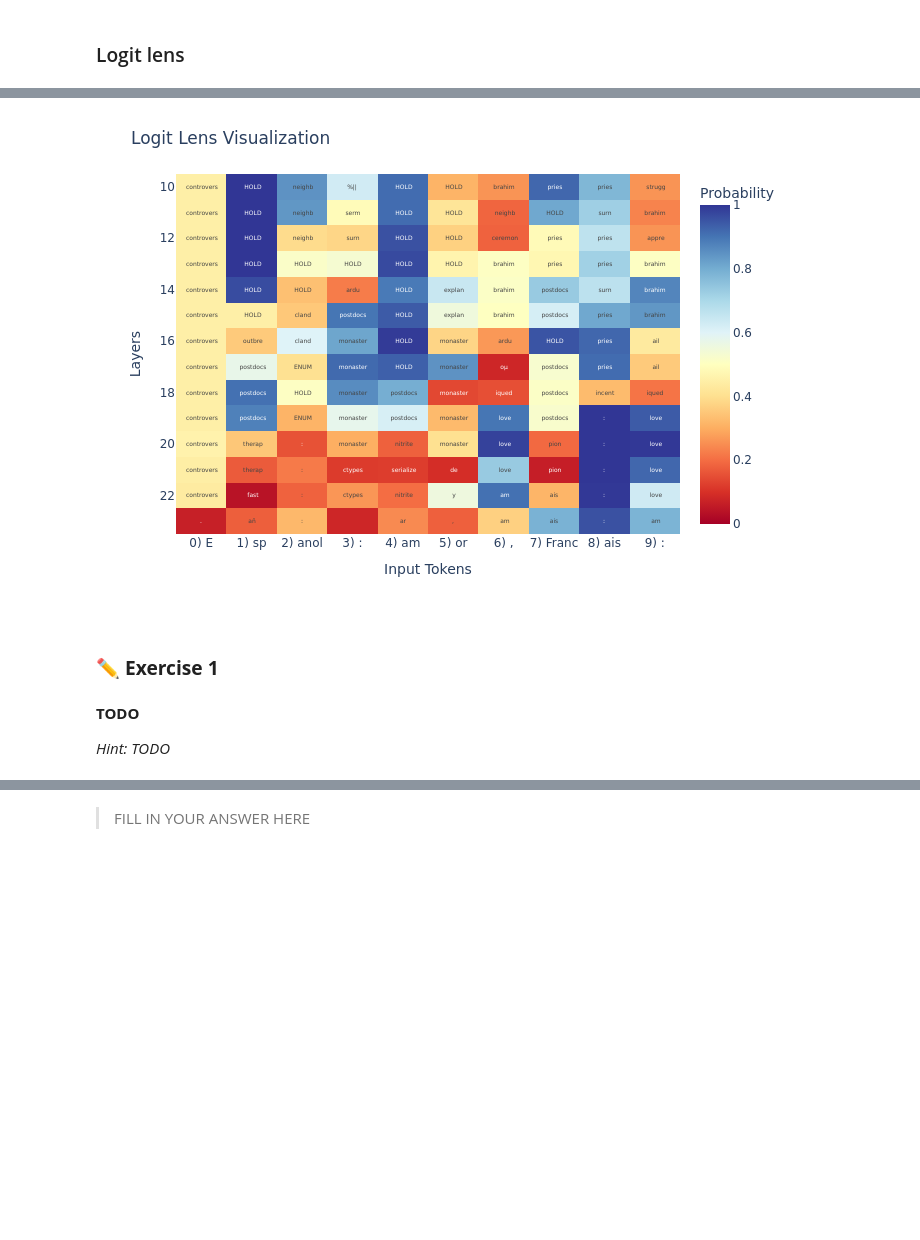
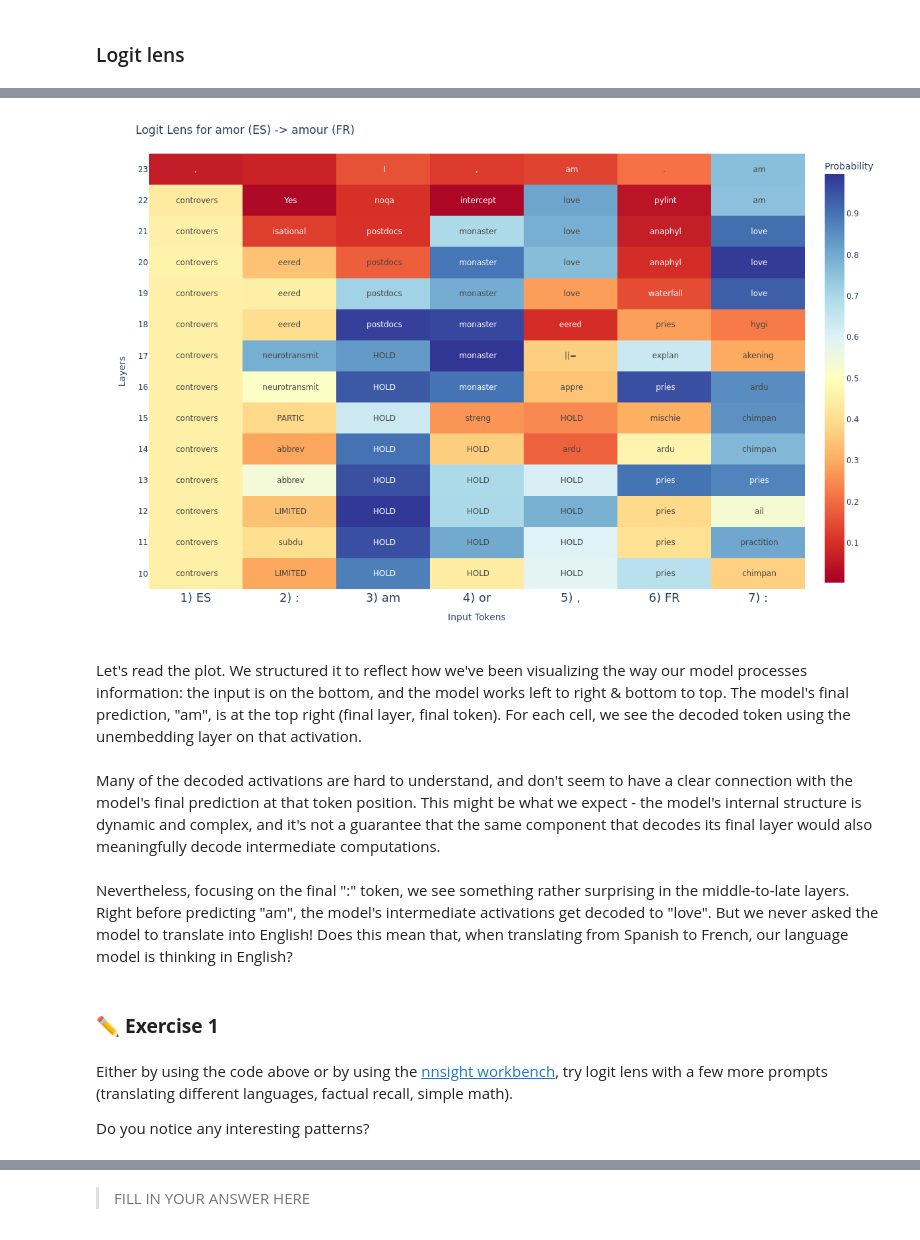
Before and after one commit to cs221m/cs221m-course, a Jupyter notebook: lecture_3_probes.ipynb, the cells around one changed output, grey strips where cells are left out. Drawn from its saved outputs; the diff is of its cells as text; code cells hidden in the pictures; blank space fills up the shorter version.

```diff
--- a/lecture_3_probes.ipynb
+++ b/lecture_3_probes.ipynb
@@ -52,0 +102,12 @@ print(model.tokenizer.decode(output))
+# %%
+unembedding_layer = model.lm_head
+
+# "unembed" the final layer to get a distribution over tokens
+logits = unembedding_layer(model.model.norm(last_layer_last_token))
+
+# predicted token = token index with highest probability
+next_token_prediction = logits.argmax(dim=-1)
+
+# decode token index into string token
+next_token = model.tokenizer.decode(next_token_prediction)
+print("Next token:", next_token)
@@ -54,8 +125,9 @@ print(model.tokenizer.decode(output))
 import torch
 import plotly.express as px
 
-prompt= "Espanol: amor, Francais:"
+prompt= "ES: amor, FR:"
 
+# start a middle layer to save space
 layer_range = list(range(10, len(model.model.layers)))
 
 decoded_layers = []
@@ -64,47 +136,61 @@ with model.trace(prompt):
         # get layer activation
         layer_activation = model.model.layers[layer_index].output
         layer_activation = model.model.norm(layer_activation)
-        # pass the layer through the final LM head to predict next token
-        decoded_layer_logits = model.lm_head(layer_activation)
+        # pass the layer through the final unembedding layer to predict next token
+        decoded_layer_logits = unembedding_layer(layer_activation)
         # apply softmax to get a probability distribution over the next token
         decoded_layer = torch.nn.functional.softmax(decoded_layer_logits, dim=-1)
         decoded_layers.append(decoded_layer.save())
 
 decoded_layers = torch.cat(decoded_layers) # (num_layers, num_tokens, vocab_size)
 
 # find the maximum probability and corresponding tokens for each position
 probabilities, decoded_tokens = decoded_layers.max(dim=-1)
 
 # decode token ids
 decoded_tokens = [
     [model.tokenizer.decode(t.item()) for t in layer_tokens]
     for layer_tokens in decoded_tokens
 ]
 
 input_tokens = [t.replace('Ġ', '') for t in model.tokenizer.tokenize(prompt)]
 
+# plot as a map over tokens & indices
 fig = px.imshow(
     probabilities.detach().cpu().float().numpy(),
-    x=[f"{i}) {t}" for i, t in enumerate(input_tokens)],
+    x=[f"{i+1}) {t}" for i, t in enumerate(input_tokens)],
     y=layer_range,
+    origin="lower", # make 0 at the bottom
     color_continuous_scale=px.colors.diverging.RdYlBu,
     color_continuous_midpoint=0.50,
     text_auto=True,
     labels=dict(x="Input Tokens", y="Layers", color="Probability")
 )
 
+# prettify
 fig.update_layout(
-    title='Logit Lens Visualization',
-    xaxis_tickangle=0
+    title='Logit Lens for amor (ES) -> amour (FR)',
+    xaxis_tickangle=0,
+    width=1200,
+    height=800
 )
 
+fig.update_xaxes(tickfont_size=18)
+fig.update_yaxes(tickvals=layer_range )
 fig.update_traces(text=decoded_tokens, texttemplate="%{text}")
+
 fig.show()
 # %% [output]
-[figure, old version]
+[figure, new version]
+# %% [markdown]
+Let's read the plot. We structured it to reflect how we've been visualizing the way our model processes information: the input is on the bottom, and the model works left to right & bottom to top. The model's final prediction, "am", is at the top right (final layer, final token). For each cell, we see the decoded token using the unembedding layer on that activation.
+# %% [markdown]
+Many of the decoded activations are hard to understand, and don't seem to have a clear connection with the model's final prediction at that token position. This might be what we expect - the model's internal structure is dynamic and complex, and it's not a guarantee that the same component that decodes its final layer would also meaningfully decode intermediate computations.
+# %% [markdown]
+Nevertheless, focusing on the final ":" token, we see something rather surprising in the middle-to-late layers. Right before predicting "am", the model's intermediate activations get decoded to "love". But we never asked the model to translate into English! Does this mean that, when translating from Spanish to French, our language model is thinking in English?
 # %% [markdown]
 ### ✏ **Exercise 1**
 # %% [markdown]
-**TODO**
+Either by using the code above or by using the [nnsight workbench](https://workbench.ndif.us/), try logit lens with a few more prompts (translating different languages, factual recall, simple math).
 
-*Hint: TODO*
+Do you notice any interesting patterns?
```
Also changed, not shown: parts of 103 cells of this notebook, 8 other files.
